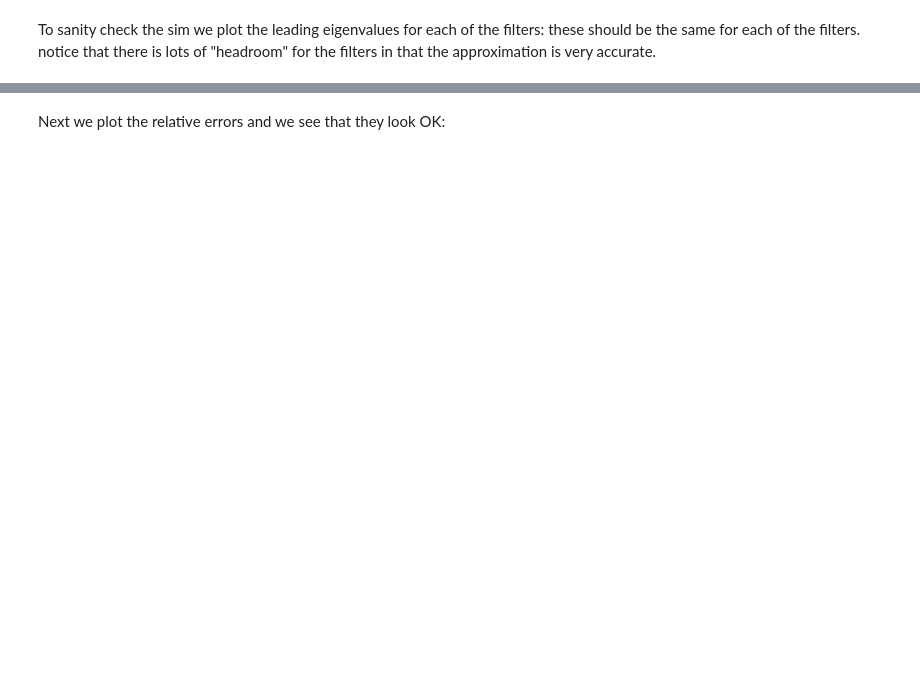
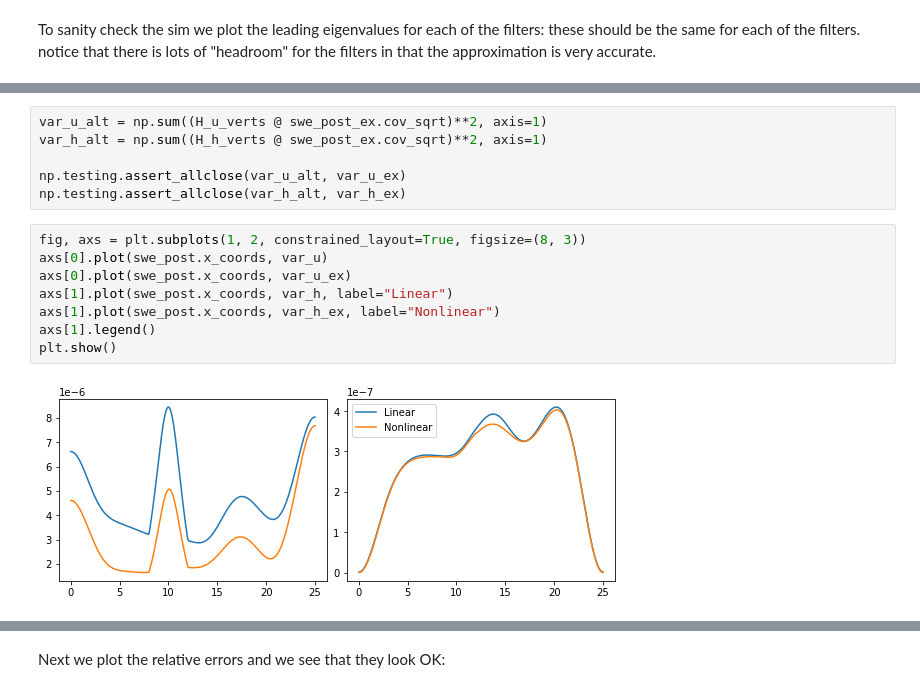
Before and after one commit to connor-duffin/sswfe, a Jupyter notebook: docs/swe-filter-1d-bump-example.ipynb, the cells around one changed output, grey strips where cells are left out. Saved outputs shown, nothing was run; the diff lists cells and outputs as text; blank space fills up the shorter version.

```diff
--- a/docs/swe-filter-1d-bump-example.ipynb
+++ b/docs/swe-filter-1d-bump-example.ipynb
@@ -167,0 +250,16 @@ plt.show()
+# %%
+var_u_alt = np.sum((H_u_verts @ swe_post_ex.cov_sqrt)**2, axis=1)
+var_h_alt = np.sum((H_h_verts @ swe_post_ex.cov_sqrt)**2, axis=1)
+
+np.testing.assert_allclose(var_u_alt, var_u_ex)
+np.testing.assert_allclose(var_h_alt, var_h_ex)
+# %%
+fig, axs = plt.subplots(1, 2, constrained_layout=True, figsize=(8, 3))
+axs[0].plot(swe_post.x_coords, var_u)
+axs[0].plot(swe_post.x_coords, var_u_ex)
+axs[1].plot(swe_post.x_coords, var_h, label="Linear")
+axs[1].plot(swe_post.x_coords, var_h_ex, label="Nonlinear")
+axs[1].legend()
+plt.show()
+# %% [output]
+[figure, added]
```
Also changed, not shown: parts of 23 cells of this notebook, 4 other files.
